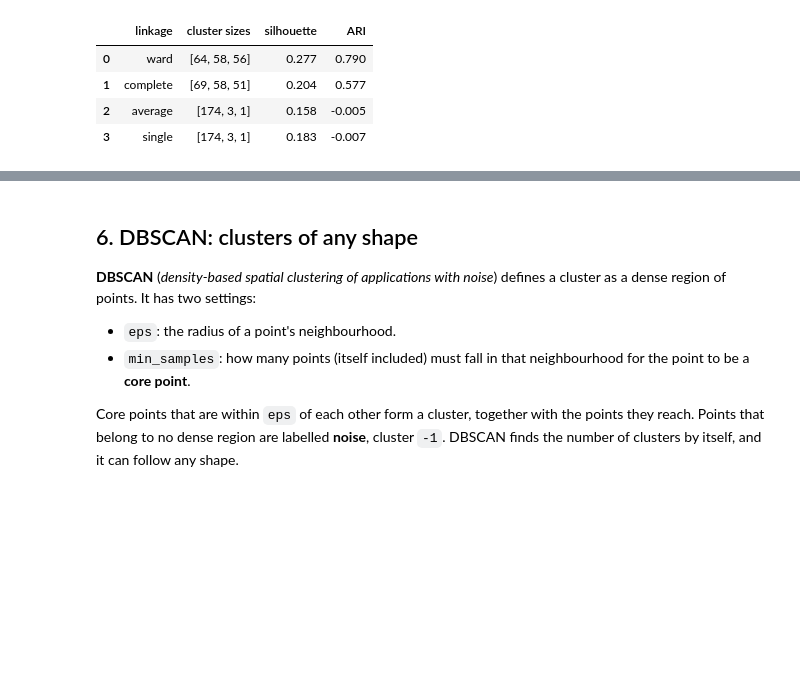
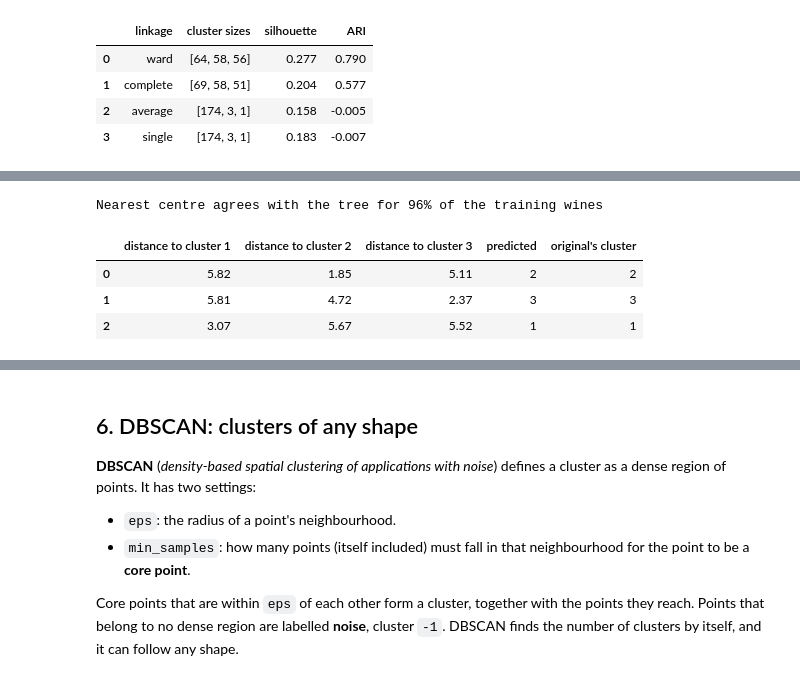
Before and after one commit to dsml-bootcamp-1/nbs-5-master, a Jupyter notebook: s-503/4. Unsupervised Learning and PCA.ipynb, the cells around one changed output, grey strips where cells are left out. Cells and saved outputs as stored; diff of their text form; code cells hidden in the pictures; blank space fills up the shorter version.

Commit message:
Week 5: cluster prediction in PCA notebook, rewritten Keras and gradient-descent notebooks, new decks
Co-authored-by: Cursor <cursoragent@cursor.com>

```diff
--- a/s-503/4. Unsupervised Learning and PCA.ipynb
+++ b/s-503/4. Unsupervised Learning and PCA.ipynb
@@ -385,0 +392,28 @@ Cutting the Ward dendrogram and `AgglomerativeClustering` give the same three cl
+# %%
+scaler = StandardScaler().fit(X)                    # the same scaling as X_scaled
+clusters = np.unique(labels_tree)                   # 1, 2, 3
+centres = np.array([X_scaled[labels_tree == c].mean(axis=0) for c in clusters])
+
+def predict_tree(X_new):
+    X_new_scaled = scaler.transform(X_new)
+    distances = np.linalg.norm(X_new_scaled[:, None, :] - centres[None, :, :], axis=2)
+    return clusters[distances.argmin(axis=1)], distances
+
+idx = [5, 80, 150]
+rng = np.random.default_rng(0)
+new_wines = X.iloc[idx] + rng.normal(0, 0.1, size=(3, X.shape[1])) * X.std().values
+
+labels_new, distances = predict_tree(new_wines)
+result = pd.DataFrame(distances.round(2), columns=[f"distance to cluster {c}" for c in clusters])
+result["predicted"] = labels_new
+result["original's cluster"] = labels_tree[idx]
+
+agreement = (predict_tree(X)[0] == labels_tree).mean()
+print(f"Nearest centre agrees with the tree for {agreement:.0%} of the training wines")
+result
+# %% [output]
+Nearest centre agrees with the tree for 96% of the training wines
+|  | distance to cluster 1 | distance to cluster 2 | distance to cluster 3 | predicted | original's cluster |
+| 0 | 5.82 | 1.85 | 5.11 | 2 | 2 |
+| 1 | 5.81 | 4.72 | 2.37 | 3 | 3 |
+| 2 | 3.07 | 5.67 | 5.52 | 1 | 1 |
```
Also changed, not shown: parts of 3 cells of this notebook, 6 other files.
